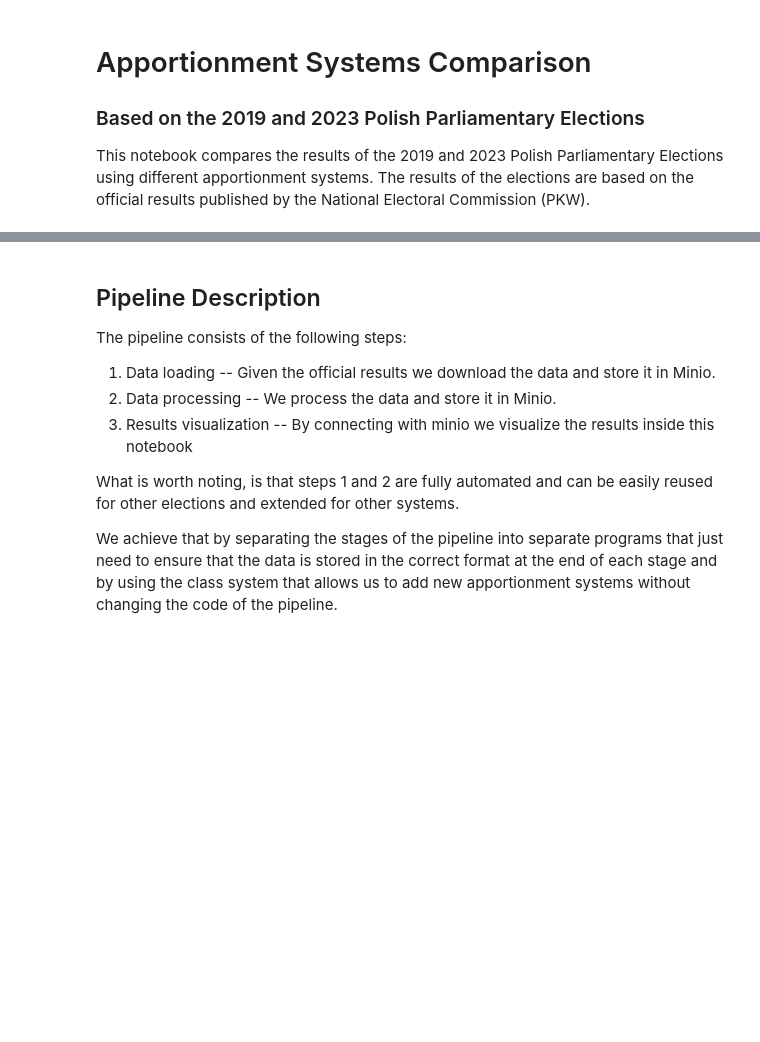
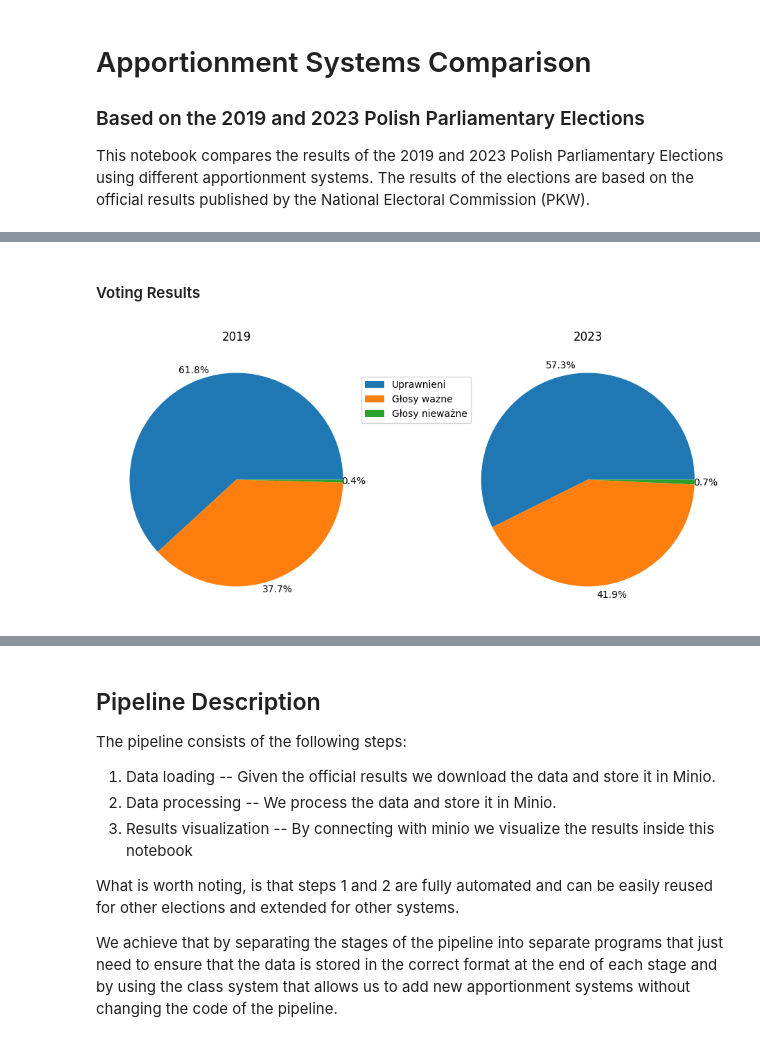
Before and after one commit to gbzaleski/DE-1-Elections, a Jupyter notebook: presentation.ipynb, the cells around one changed output, grey strips where cells are left out. Drawn from its saved outputs; the diff is of its cells as text; code cells hidden in the pictures; blank space fills up the shorter version.

```diff
--- a/presentation.ipynb
+++ b/presentation.ipynb
@@ -5,3 +17,27 @@ client = minio_communication.get_client()
+# %%
+client = minio_communication.get_client()
+
+minio_2019_config = minio_communication.get_minio_bucket_configuration(2019)
+minio_2023_config = minio_communication.get_minio_bucket_configuration(2023)
+
+districts_2019 = load_districts(client, minio_2019_config, 2019)
+districts_2023 = load_districts(client, minio_2023_config, 2023)
+
+results_2019 = load_results(client, minio_2019_config, 2019)
+results_2023 = load_results(client, minio_2023_config, 2023)
+
+seats = {}
+info = {}
+for year, config in [(2019, minio_2019_config), (2023, minio_2023_config)]:
+    seats[year] = {}
+    info[year] = {}
+    for cls in Apportionment.__subclasses__() + [ConstituencialDHondtNoThreshold, ConstituencialSainteLagueNoThreshold]:
+        obj = seats_obj_name(cls)
+        info_obj = additional_info_obj_name(cls)
+        resp = client.get_object(config.transformed_data_bucket, obj)
+        seats[year][cls.name()] = pd.read_csv(BytesIO(resp.read()), sep=";")
+        resp = client.get_object(config.transformed_data_bucket, info_obj)
+        info[year][cls.name()] = pd.read_csv(BytesIO(resp.read()), sep=";") # TODO: unpickle?
 # %% [markdown]
 # Apportionment Systems Comparison
 ### Based on the 2019 and 2023 Polish Parliamentary Elections
@@ -9,0 +145,21 @@ This notebook compares the results of the 2019 and 2023 Polish Parliamentary Ele
+# %% [markdown]
+#### Voting Results
+# %%
+agg_2019 = results_2019.sum(axis=0, numeric_only=True)
+agg_2023 = results_2023.sum(axis=0, numeric_only=True)
+
+fig, ax = plt.subplots(1, 2, figsize=(12, 5))
+cols = [
+    "Liczba wyborców uprawnionych do głosowania",
+    "Liczba głosów ważnych oddanych łącznie na wszystkie listy kandydatów",
+    "Liczba głosów nieważnych"
+]
+agg_2019[cols].plot.pie(autopct='%1.1f%%', pctdistance=1.1, labels=None, title="2019", ax=ax[0])
+
+agg_2023[cols].plot.pie(autopct='%1.1f%%', pctdistance=1.1, labels=None, title="2023", ax=ax[1])
+
+ax[0].legend(labels=["Uprawnieni", "Głosy ważne", "Głosy nieważne"], loc="center left", bbox_to_anchor=(0.95, 0.8))
+
+plt.show()
+# %% [output]
+[figure, added]
```
Also changed, not shown: parts of 20 cells of this notebook, 2 other files.
